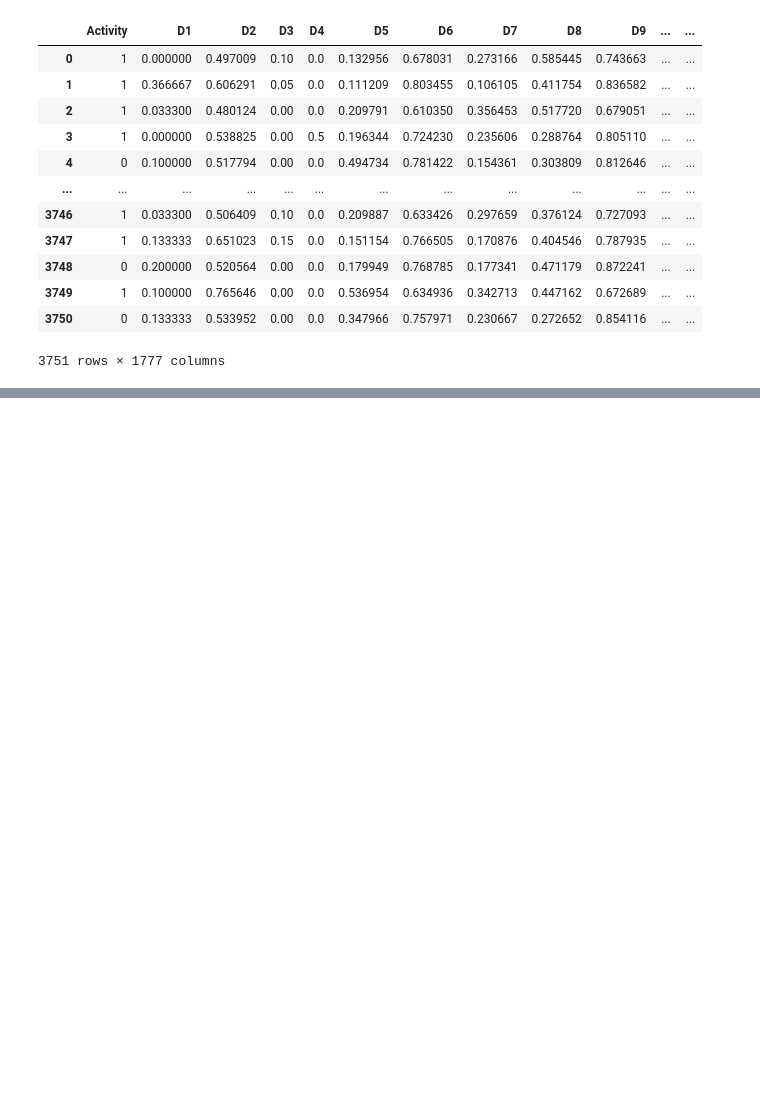
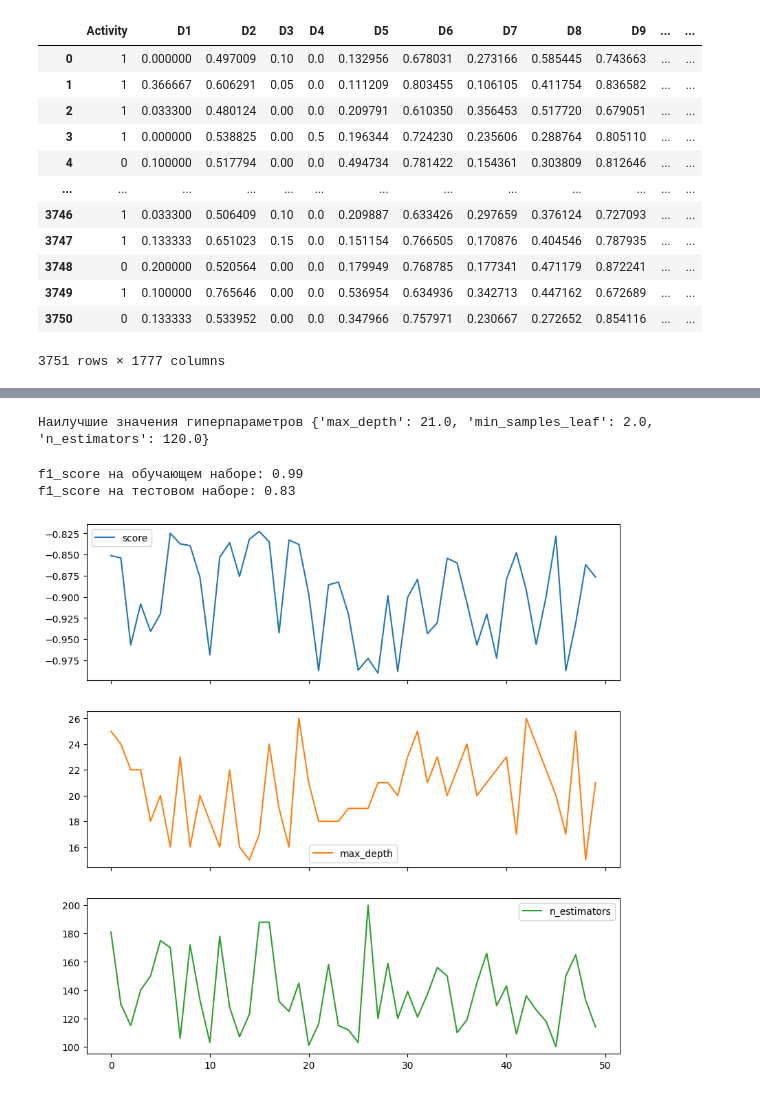
Before and after one commit to Andrey-Shatsev/DataScience, a Jupyter notebook: Оптимизация/Shatsev_A_practice_optimization.ipynb, the cells around one changed output, grey strips where cells are left out. Cells and saved outputs as stored; diff of their text form; code cells hidden in the pictures; blank space fills up the shorter version.

```diff
--- a/Оптимизация/Shatsev_A_practice_optimization.ipynb
+++ b/Оптимизация/Shatsev_A_practice_optimization.ipynb
@@ -45,0 +292,41 @@ df
+# %%
+trials = Trials() # используется для логирования результатов
+
+best=fmin(hyperopt_rf, # наша функция
+          space=space, # пространство гиперпараметров
+          algo=tpe.suggest, # алгоритм оптимизации, установлен по умолчанию, задавать необязательно
+          max_evals=50, # максимальное количество итераций
+          trials=trials, # логирование результатов
+          rstate=np.random.default_rng(random_state)# фиксируем для повторяемости результата
+         )
+print("Наилучшие значения гиперпараметров {}".format(best))
+# %% [output]
+Наилучшие значения гиперпараметров {'max_depth': 21.0, 'min_samples_leaf': 2.0, 'n_estimators': 120.0}
+# %%
+# рассчитаем точность для тестовой выборки
+model = ensemble.RandomForestClassifier(
+    random_state=random_state,
+    n_estimators=int(best['n_estimators']),
+    max_depth=int(best['max_depth']),
+    min_samples_leaf=int(best['min_samples_leaf'])
+)
+model.fit(X_train, y_train)
+y_train_pred = model.predict(X_train)
+print('f1_score на обучающем наборе: {:.2f}'.format(metrics.f1_score(y_train, y_train_pred)))
+y_test_pred = model.predict(X_valid)
+print('f1_score на тестовом наборе: {:.2f}'.format(metrics.f1_score(y_valid, y_test_pred)))
+# %% [output]
+f1_score на обучающем наборе: 0.99
+f1_score на тестовом наборе: 0.83
+# %%
+# отрисуем, как менялась точность при различных гиперпараметрах
+tpe_results=np.array([[x['result']['loss'],
+                      x['misc']['vals']['max_depth'][0],
+                      x['misc']['vals']['n_estimators'][0]] for x in trials.trials])
+
+tpe_results_df=pd.DataFrame(tpe_results,
+                           columns=['score', 'max_depth', 'n_estimators'])
+# тепловая карта в данном случае не очень наглядна, возьмем линейный график
+tpe_results_df.plot(subplots=True,figsize=(10, 10));
+# %% [output]
+[figure, added]
```
Also changed, not shown: parts of 45 cells of this notebook.
